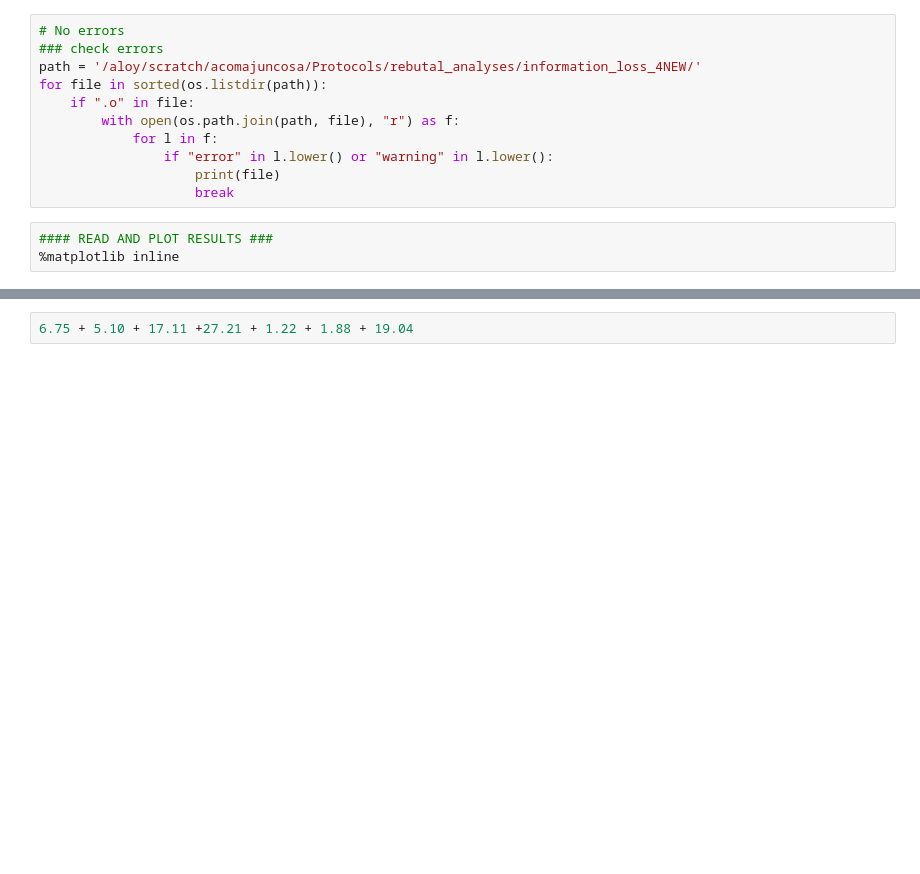
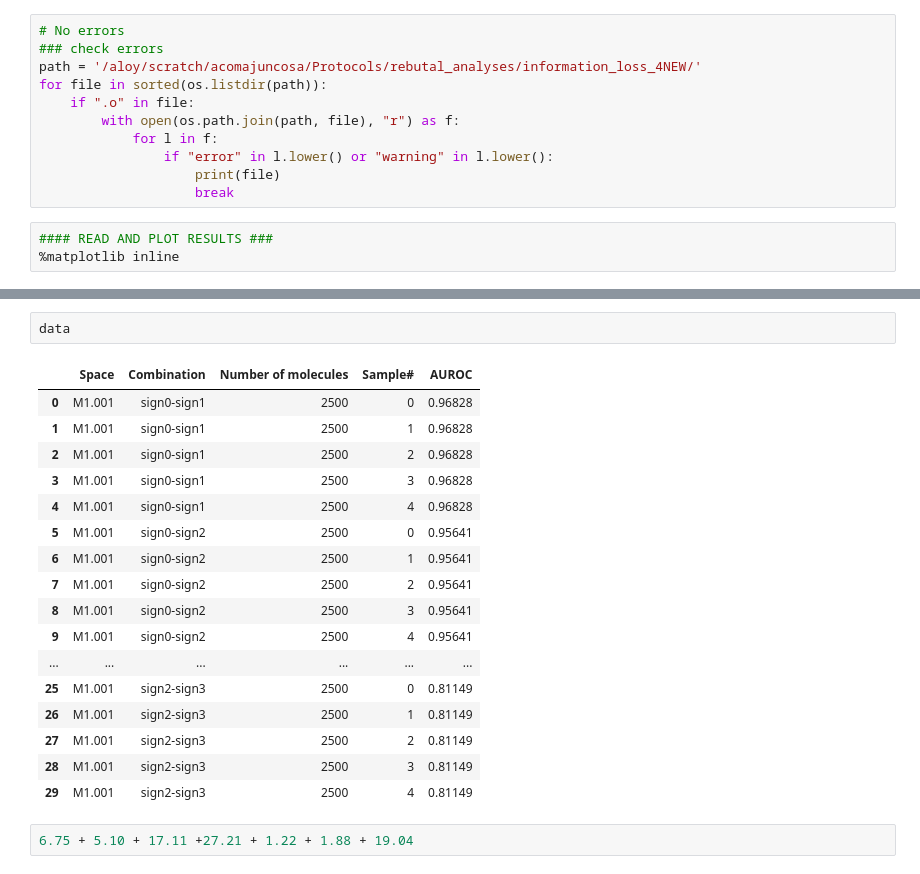
Before and after one commit to sbnb-irb/CC-protocols, a Jupyter notebook: notebooks/other/Rebuttal_RECAPITULATION_4NEW.ipynb, the cells around one changed output, grey strips where cells are left out. Drawn from its saved outputs; the diff is of its cells as text; blank space fills up the shorter version.

```diff
--- a/notebooks/other/Rebuttal_RECAPITULATION_4NEW.ipynb
+++ b/notebooks/other/Rebuttal_RECAPITULATION_4NEW.ipynb
@@ -172,6 +172,26 @@ plt.savefig(os.path.join(PATH_TO_OUTPUT, 'cc_recap_4NEW.png'), dpi=300)
 plt.show()
 # %% [output]
 [figure]
+# %%
+data
+# %% [output]
+|  | Space | Combination | Number of molecules | Sample# | AUROC |
+| 0 | M1.001 | sign0-sign1 | 2500 | 0 | 0.96828 |
+| 1 | M1.001 | sign0-sign1 | 2500 | 1 | 0.96828 |
+| 2 | M1.001 | sign0-sign1 | 2500 | 2 | 0.96828 |
+| 3 | M1.001 | sign0-sign1 | 2500 | 3 | 0.96828 |
+| 4 | M1.001 | sign0-sign1 | 2500 | 4 | 0.96828 |
+| 5 | M1.001 | sign0-sign2 | 2500 | 0 | 0.95641 |
+| 6 | M1.001 | sign0-sign2 | 2500 | 1 | 0.95641 |
+| 7 | M1.001 | sign0-sign2 | 2500 | 2 | 0.95641 |
+| 8 | M1.001 | sign0-sign2 | 2500 | 3 | 0.95641 |
+| 9 | M1.001 | sign0-sign2 | 2500 | 4 | 0.95641 |
+| ... | ... | ... | ... | ... | ... |
+| 25 | M1.001 | sign2-sign3 | 2500 | 0 | 0.81149 |
+| 26 | M1.001 | sign2-sign3 | 2500 | 1 | 0.81149 |
+| 27 | M1.001 | sign2-sign3 | 2500 | 2 | 0.81149 |
+| 28 | M1.001 | sign2-sign3 | 2500 | 3 | 0.81149 |
+| 29 | M1.001 | sign2-sign3 | 2500 | 4 | 0.81149 |
 # %%
 6.75 + 5.10 + 17.11 +27.21 + 1.22 + 1.88 + 19.04
 # %% [output]
```
Also changed, not shown: parts of 1 cell of this notebook, 2 other files.
